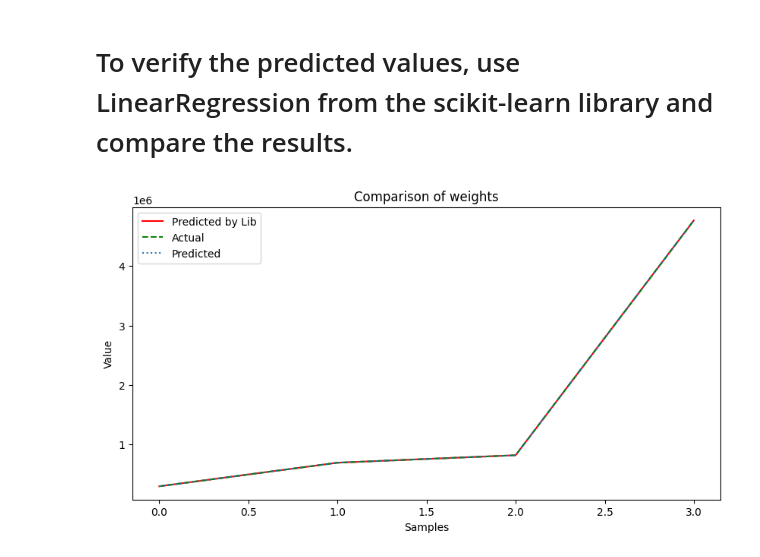
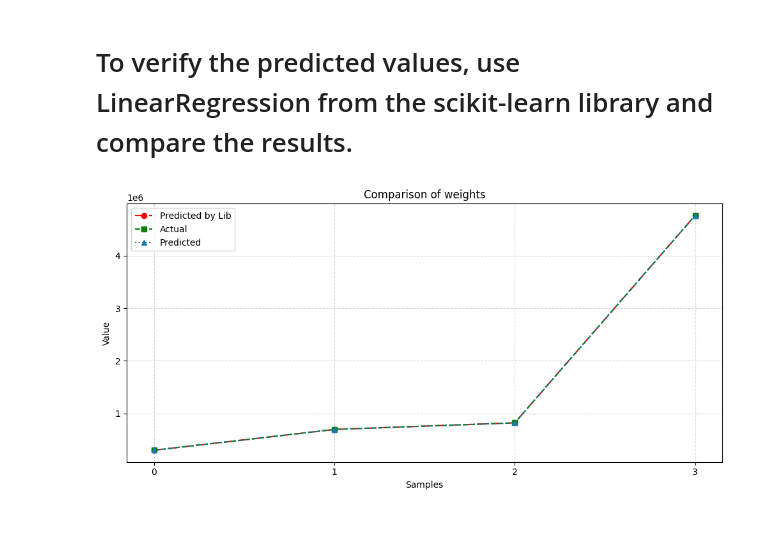
Before and after one commit to yehorkalchenko81/Classical-Machine-Learning, a Jupyter notebook: Module_6_HW.ipynb, the cells around one changed output. Saved outputs shown, nothing was run; the diff lists cells and outputs as text; code cells hidden in the pictures; blank space fills up the shorter version.

```diff
--- a/Module_6_HW.ipynb
+++ b/Module_6_HW.ipynb
@@ -134,4 +132,5 @@ plt.show()
 # Find the same parameters using analytical solution.
 # %%
 h_input_data_with_ones = np.hstack([np.ones((h_input_data.shape[0], 1)), h_input_data])
-theta = np.linalg.inv(h_input_data_with_ones.T @ h_input_data_with_ones) @ h_input_data_with_ones.T @ h_output_data
+weights_by_analytical_solution = np.linalg.inv(h_input_data_with_ones.T @ h_input_data_with_ones) @ h_input_data_with_ones.T @ h_output_data
+weights_by_analytical_solution.sort()
@@ -143,17 +139,23 @@ array([4766729.24770642,  821214.14349519,  299983.57107963,
 # %%
 weights_by_lib = list(model.coef_)
 weights_by_lib.append(model.intercept_)
+weights_by_lib.sort()
 # %%
 plt.figure(figsize=(10, 5))
 
-plt.plot(sorted(weights_by_lib), label='Predicted by Lib', color='r')
-plt.plot(np.sort(theta), label='Actual', color='g', linestyle='--')
-plt.plot(np.sort(gradient_descent_multiple_result), label='Predicted', linestyle='dotted')
+sorted_gradient_descent_multiple_result = sorted(gradient_descent_multiple_result)
+
+plt.plot(weights_by_lib, label='Predicted by Lib', color='r', linestyle='-.', marker='o')
+plt.plot(weights_by_analytical_solution, label='Actual', color='g', linestyle='--', marker='s')
+plt.plot(sorted_gradient_descent_multiple_result, label='Predicted', linestyle='dotted', marker='^')
 
 plt.xlabel('Samples')
 plt.ylabel('Value')
 plt.title('Comparison of weights')
 plt.legend()
+plt.xticks(range(len(weights_by_lib)))
+plt.grid(True, linestyle='--', alpha=0.5)
+plt.tight_layout()
 plt.show()
 # %% [output]
-[figure, old version]
+[figure, new version]
```
Also changed, not shown: parts of 4 cells of this notebook.
